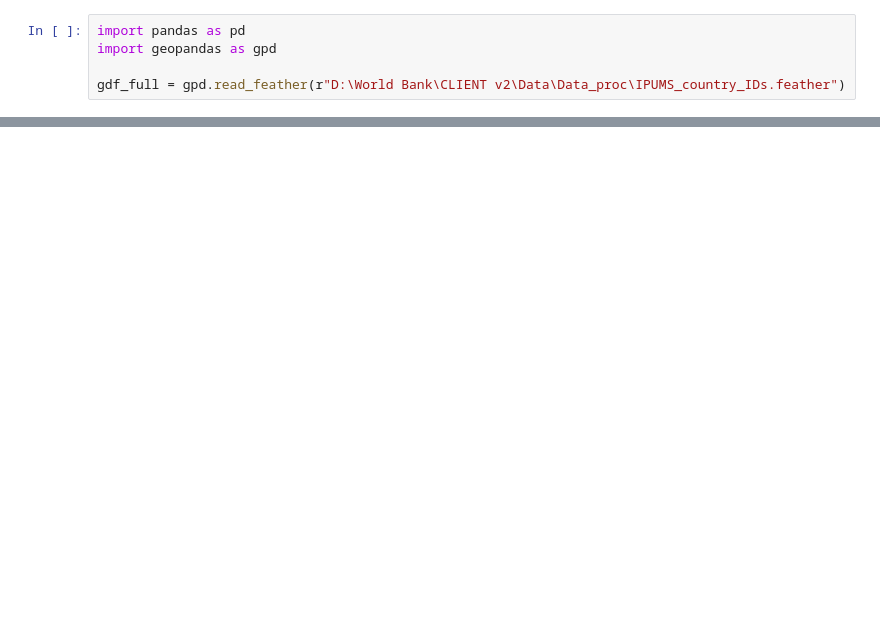
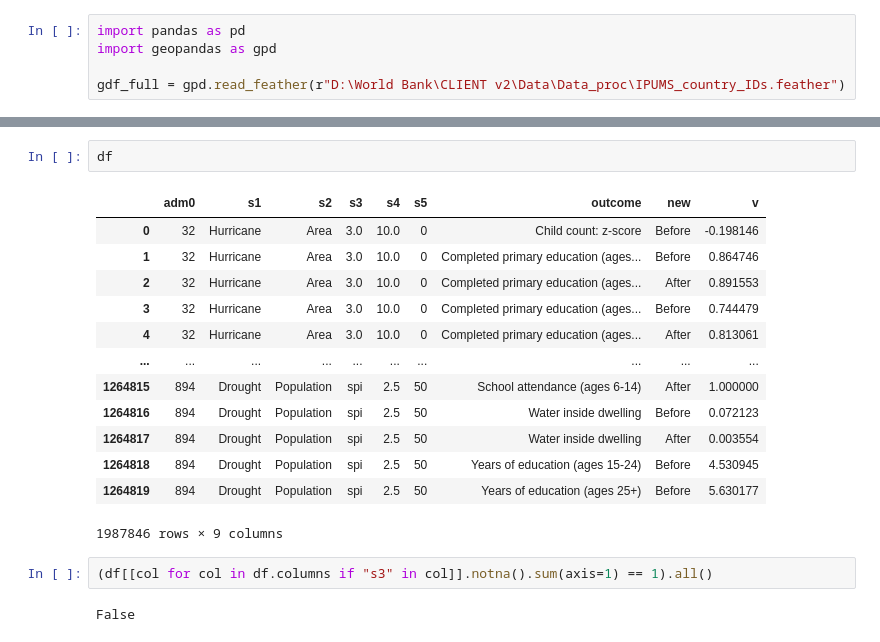
Before and after one commit to Queeno11/CLIENT-v2, a Jupyter notebook: 06_bases_webpage.ipynb, the cells around one changed output, grey strips where cells are left out. Saved outputs shown, nothing was run; the diff lists cells and outputs as text; blank space fills up the shorter version.

```diff
--- a/06_bases_webpage.ipynb
+++ b/06_bases_webpage.ipynb
@@ -124,0 +91,20 @@ melt.drop(columns=["variable_original"]).to_csv(r"D:\World Bank\CLIENT v2\Data\D
+# %%
+df
+# %% [output]
+|  | adm0 | s1 | s2 | s3 | s4 | s5 | outcome | new | v |
+| 0 | 32 | Hurricane | Area | 3.0 | 10.0 | 0 | Child count: z-score | Before | -0.198146 |
+| 1 | 32 | Hurricane | Area | 3.0 | 10.0 | 0 | Completed primary education (ages... | Before | 0.864746 |
+| 2 | 32 | Hurricane | Area | 3.0 | 10.0 | 0 | Completed primary education (ages... | After | 0.891553 |
+| 3 | 32 | Hurricane | Area | 3.0 | 10.0 | 0 | Completed primary education (ages... | Before | 0.744479 |
+| 4 | 32 | Hurricane | Area | 3.0 | 10.0 | 0 | Completed primary education (ages... | After | 0.813061 |
+| ... | ... | ... | ... | ... | ... | ... | ... | ... | ... |
+| 1264815 | 894 | Drought | Population | spi | 2.5 | 50 | School attendance (ages 6-14) | After | 1.000000 |
+| 1264816 | 894 | Drought | Population | spi | 2.5 | 50 | Water inside dwelling | Before | 0.072123 |
+| 1264817 | 894 | Drought | Population | spi | 2.5 | 50 | Water inside dwelling | After | 0.003554 |
+| 1264818 | 894 | Drought | Population | spi | 2.5 | 50 | Years of education (ages 15-24) | Before | 4.530945 |
+| 1264819 | 894 | Drought | Population | spi | 2.5 | 50 | Years of education (ages 25+) | Before | 5.630177 |
+1987846 rows × 9 columns
+# %%
+(df[[col for col in df.columns if "s3" in col]].notna().sum(axis=1) == 1).all()
+# %% [output]
+False
```
Also changed, not shown: parts of 16 cells of this notebook, 7 other files.
